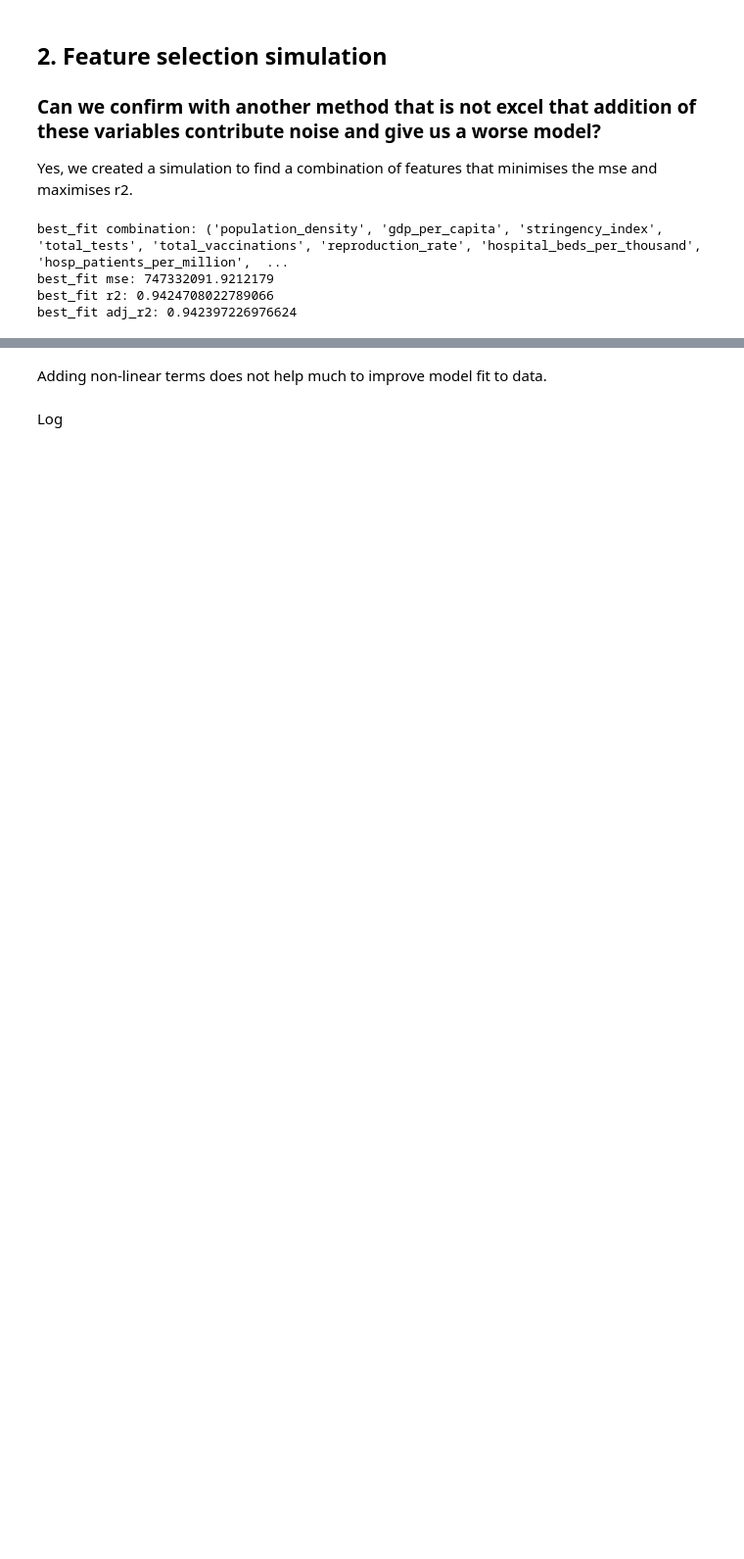
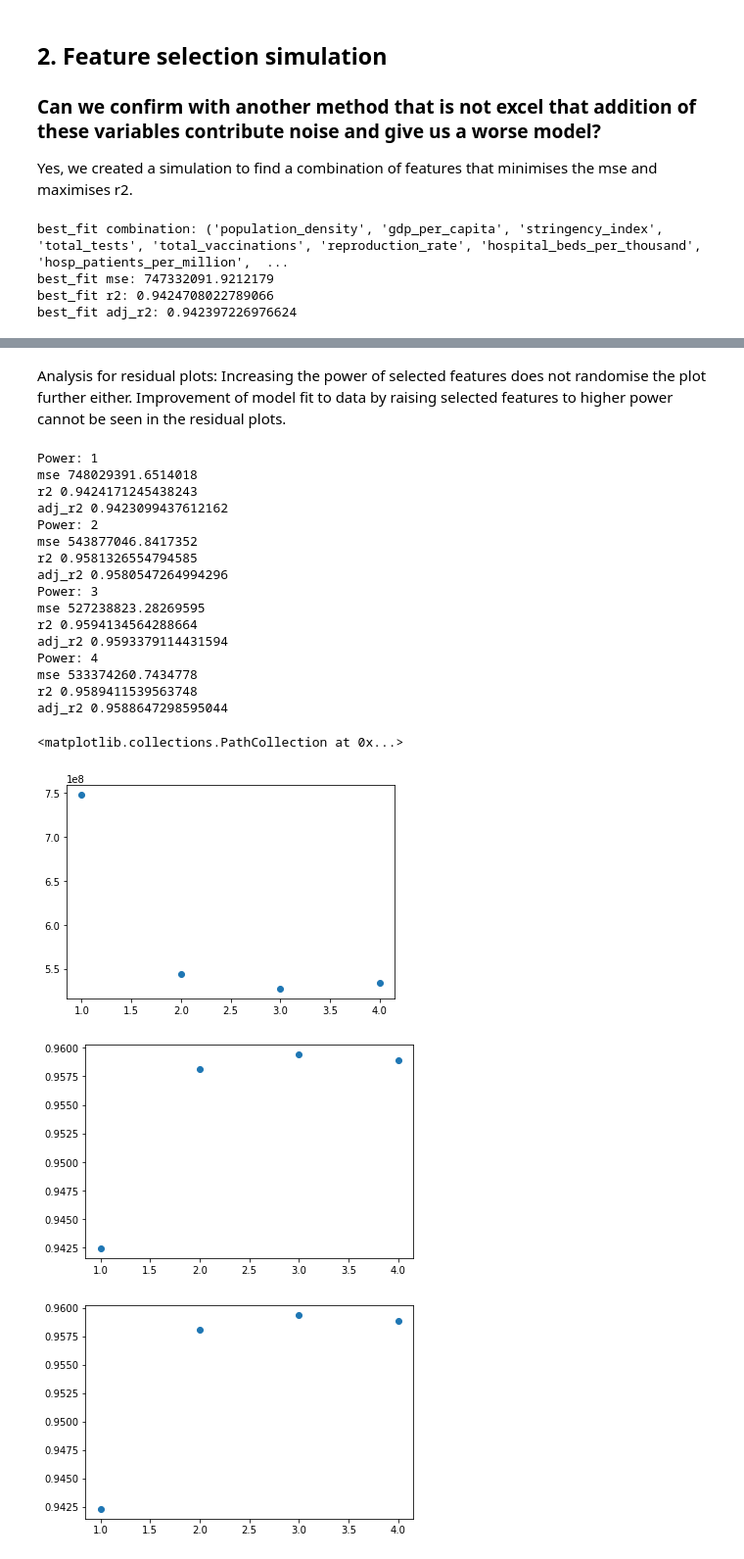
Before and after one commit to shanghongsim/term3_dtp, a Jupyter notebook: T3 2D project .ipynb, the cells around one changed output, grey strips where cells are left out. Shown at 98% size. Cells and saved outputs as stored; diff of their text form; code cells hidden in the pictures; blank space fills up the shorter version.

Commit message:
final analysis done for task 1

```diff
--- a/T3 2D project .ipynb
+++ b/T3 2D project .ipynb
@@ -599,14 +611,0 @@ print(all)
-# %%
-for i in range(1,5):
-    pred=all[i]
-    df_feature, df_target = get_features_targets(df_covid, feature, ['total_deaths'])
-    df_feature = transform_features(df_feature, "hosp_patients", "hosp_patients^"+str(i),i)
-    df_feature = transform_features(df_feature, "hosp_patients_per_million", "hosp_patients_per_million^"+str(i),i)
-    df_feature = transform_features(df_feature, "icu_patients", "icu_patients^"+str(i),i)
-    df_feature = transform_features(df_feature, "icu_patients_per_million", "icu_patients_per_million^"+str(i),i)
-
-    plt.figure(i)
-    plt.scatter(df_feature['hosp_patients^'+str(i)],target)
-    plt.scatter(df_feature['hosp_patients^'+str(i)],pred)
-    plt.xlabel('hosp_patients^'+str(i))
-    plt.ylabel('number of total deaths')
@@ -644,7 +616,63 @@ plt.scatter(pred,error)
 plt.title('Plot of residuals')
 plt.xlabel('y value')
 plt.ylabel('Cost')
-# %% [markdown]
-Adding non-linear terms does not help much to improve model fit to data.
-# %% [markdown]
-Log
+# %% [markdown]
+Analysis for residual plots: Increasing the power of selected features does not randomise the plot further either. Improvement of model fit to data by raising selected features to higher power cannot be seen in the residual plots.
+# %%
+# Calculate the metrics of accuracy
+mse_all=[]
+r2_all=[]
+adj_r2_all=[]
+power=list(range(1,5))
+for i in range(1,5):
+    print(f"Power: {i}")
+    pred=all[i]
+    mse2=mean_squared_error(target,pred)
+    print("mse",mse2)
+    mse_all.append(mse2)
+
+    # why in HW9 can use r2 for mult linreg and polynomial reg
+    r2_2=r2_score(target, pred)
+    print("r2",r2_2)
+    r2_all.append(r2_2)
+
+    adj_r2_2=adj_r2_score(X,target,pred)
+    print("adj_r2",adj_r2_2)
+    adj_r2_all.append(adj_r2_2)
+
+plt.figure(6)
+plt.scatter(power,mse_all)
+plt.xlabel('Power of features')
+plt.ylabel('Mean squared error')
+plt.title('Plot of adjusted MSE when raising selected features to various powers')
+plt.figure(7)
+plt.scatter(power,r2_all)
+plt.xlabel('Power of features')
+plt.ylabel('r2')
+plt.title('Plot of r2 when raising selected features to various powers')
+plt.figure(8)
+plt.scatter(power,adj_r2_all)
+plt.xlabel('Power of features')
+plt.ylabel('adj r2')
+plt.title('Plot of adjusted r2 when raising selected features to various powers')
+# %% [output]
+Power: 1
+mse 748029391.6514018
+r2 0.9424171245438243
+adj_r2 0.9423099437612162
+Power: 2
+mse 543877046.8417352
+r2 0.9581326554794585
+adj_r2 0.9580547264994296
+Power: 3
+mse 527238823.28269595
+r2 0.9594134564288664
+adj_r2 0.9593379114431594
+Power: 4
+mse 533374260.7434778
+r2 0.9589411539563748
+adj_r2 0.9588647298595044
+<matplotlib.collections.PathCollection at 0x...>
+[figure, added]
+[figure, added]
+[figure, added]
```
Also changed, not shown: parts of 23 cells of this notebook, 1 other file.
